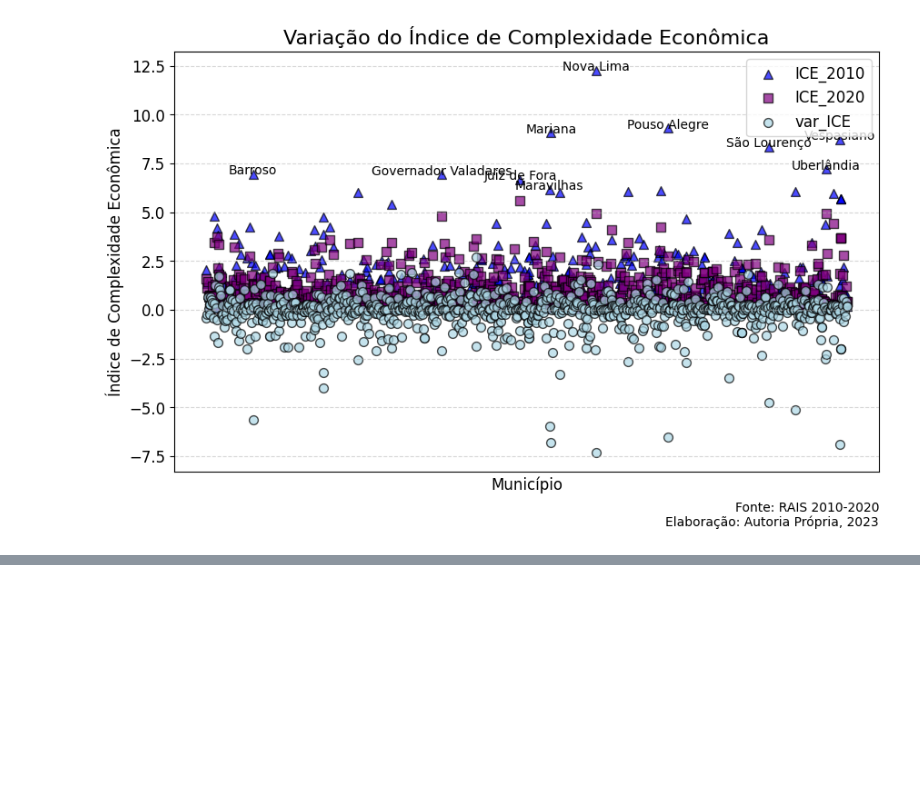
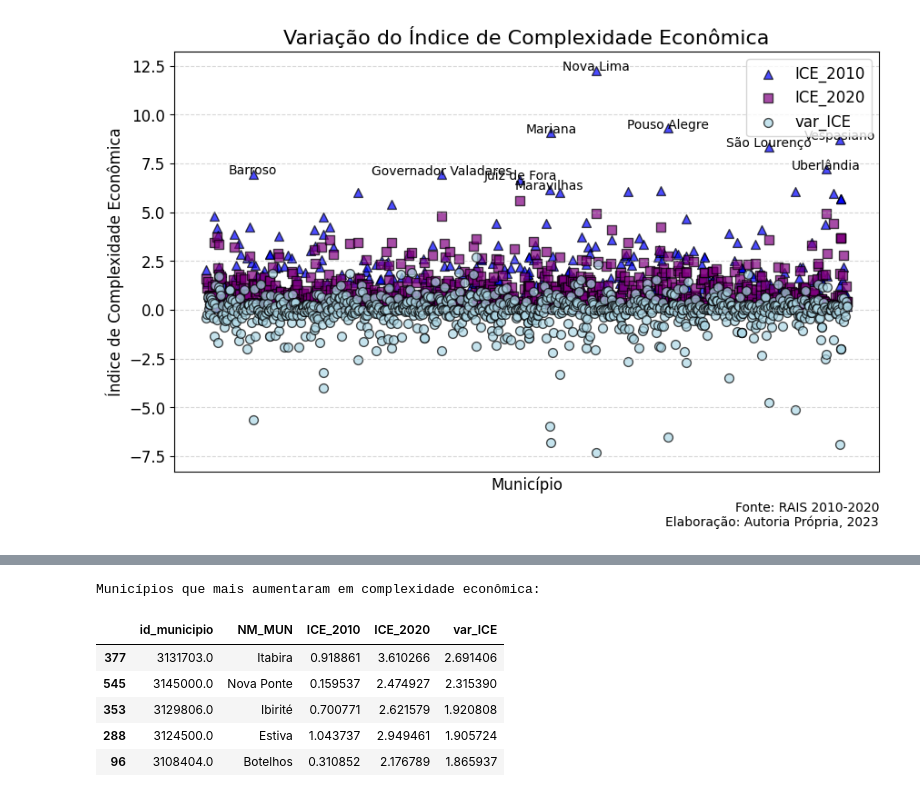
Before and after one commit to Leonardo-Dias-Up/Colab, a Jupyter notebook: DataViva_Atividade.ipynb, the cells around one changed output, grey strips where cells are left out. Drawn from its saved outputs; the diff is of its cells as text; code cells hidden in the pictures; blank space fills up the shorter version.

```diff
--- a/DataViva_Atividade.ipynb
+++ b/DataViva_Atividade.ipynb
@@ -991,0 +1021,15 @@ plt.show()
+# %%
+# Exibir o DataFrame resultante
+df_mais_aumentaram = mais_aumentaram[['id_municipio', 'NM_MUN', 'ICE_2010', 'ICE_2020', 'var_ICE']]
+df_mais_perderam = mais_perderam[['id_municipio', 'NM_MUN', 'ICE_2010', 'ICE_2020', 'var_ICE']]
+# %%
+print("Municípios que mais aumentaram em complexidade econômica:")
+df_mais_aumentaram.sort_values('var_ICE', ascending=False)
+# %% [output]
+Municípios que mais aumentaram em complexidade econômica:
+|  | id_municipio | NM_MUN | ICE_2010 | ICE_2020 | var_ICE |
+| 377 | 3131703.0 | Itabira | 0.918861 | 3.610266 | 2.691406 |
+| 545 | 3145000.0 | Nova Ponte | 0.159537 | 2.474927 | 2.315390 |
+| 353 | 3129806.0 | Ibirité | 0.700771 | 2.621579 | 1.920808 |
+| 288 | 3124500.0 | Estiva | 1.043737 | 2.949461 | 1.905724 |
+| 96 | 3108404.0 | Botelhos | 0.310852 | 2.176789 | 1.865937 |
```
Also changed, not shown: parts of 2 cells of this notebook.
